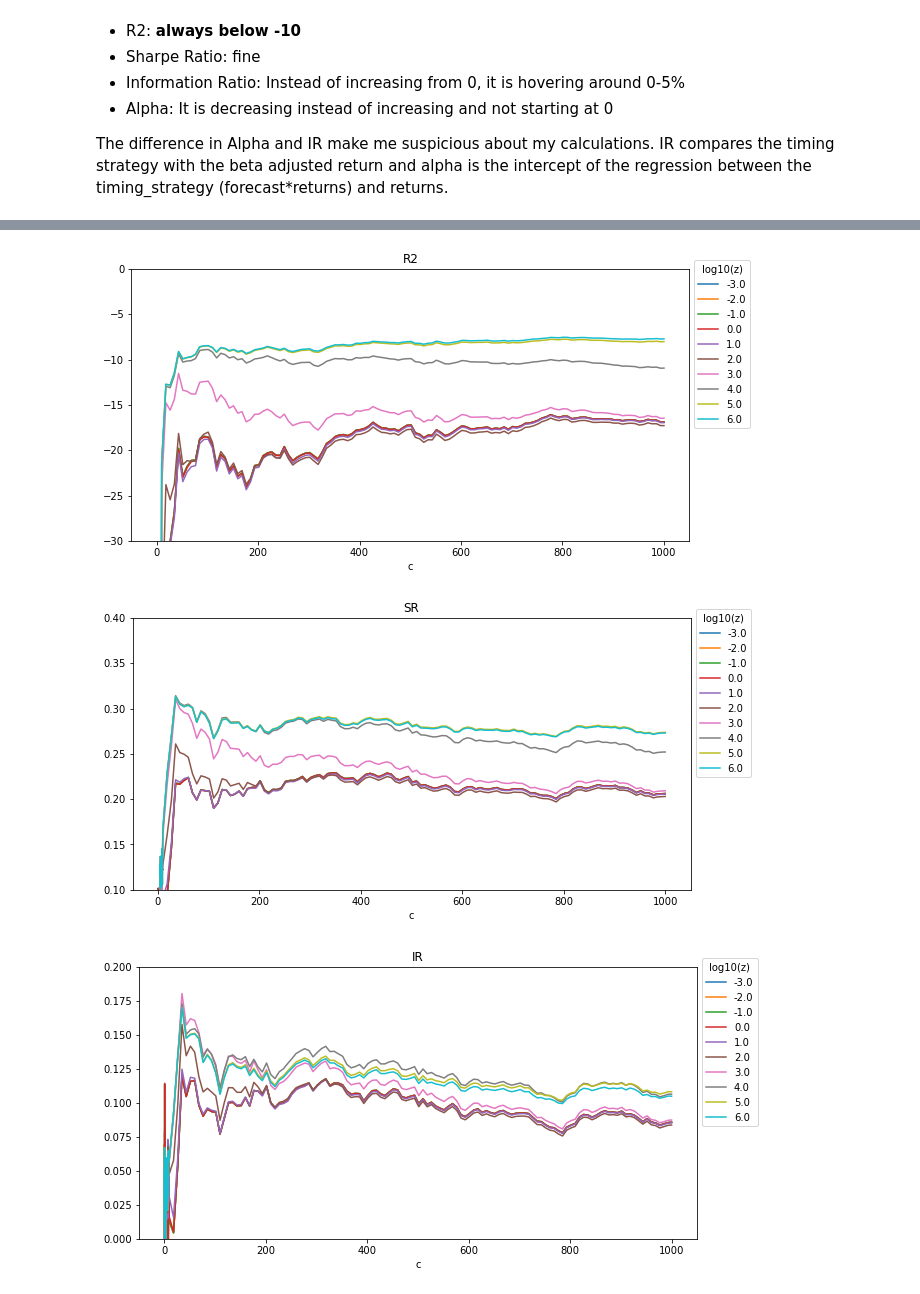
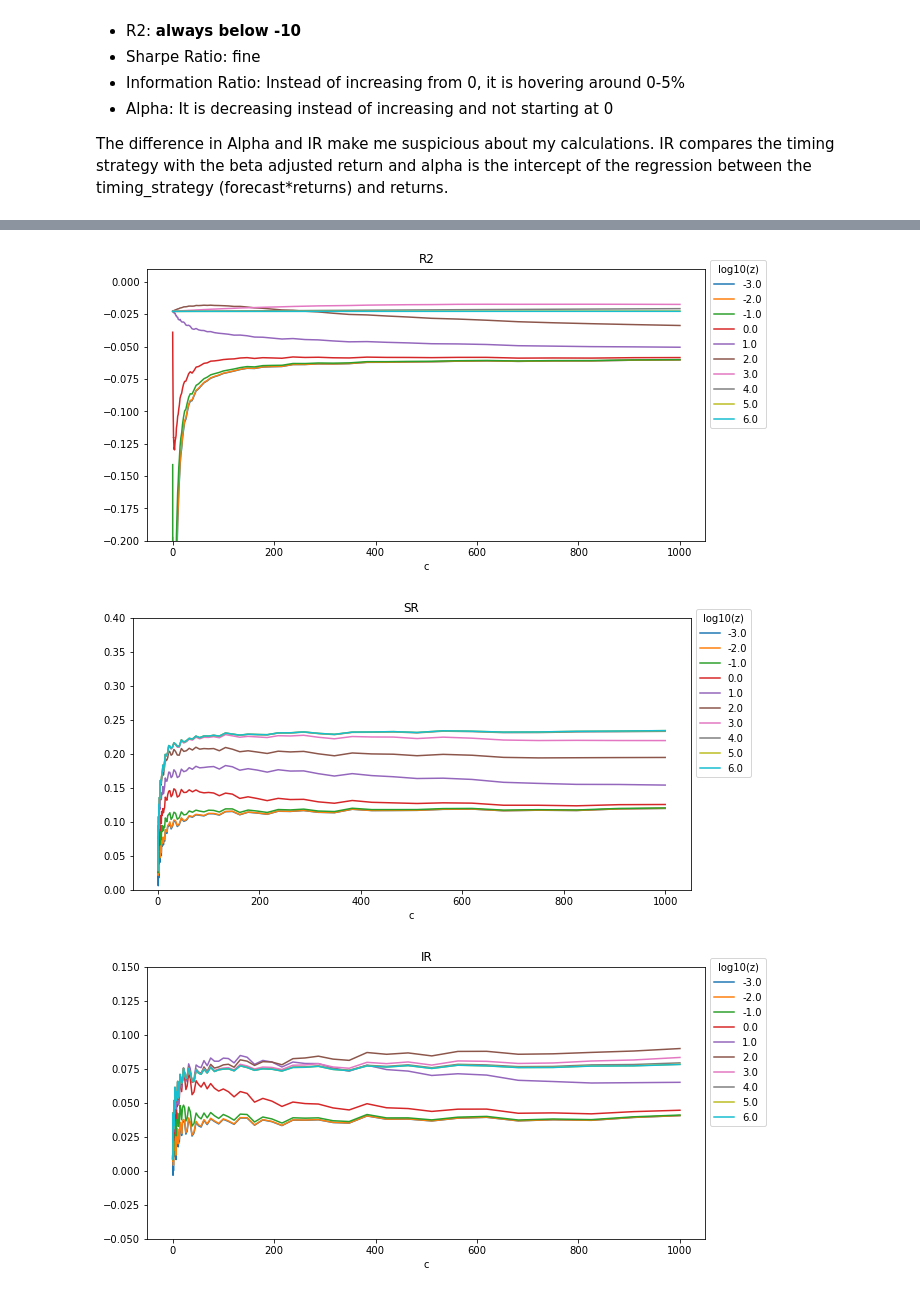
Before and after one commit to nkonts/replication-the-virtue-of-complexity-in-return-prediction, a Jupyter notebook: simulations.ipynb, the cells around one changed output, grey strips where cells are left out. Saved outputs shown, nothing was run; the diff lists cells and outputs as text; code cells hidden in the pictures.

Commit message:
Simulation 200 iter

```diff
--- a/simulations.ipynb
+++ b/simulations.ipynb
@@ -51,3 +16,7 @@ returns = returns[returns.index.isin(data.index)]
+# %%
+COLUMNS = dataset.COLUMNS
+nber = dataset.load_nber()
+data, returns = dataset.load_data()
 # %% [markdown]
 # Standarize data
 
@@ -59,7 +28,7 @@ returns = returns[returns.index.isin(data.index)]
 
 I did try a few different normalizations and the end results seems to be nearly the same.
 # %%
-for col in columns:
+for col in COLUMNS:
     data[col] = (data[col] - data[col].expanding(36).mean())/data[col].expanding(36).std()
 # Standarize return by the std of the last 12 values
 returns_std = returns.rolling(12).std().shift()
@@ -148,0 +63,20 @@ simulation_backtest.to_parquet((f"data/simulation_backtest_{last_p}.parquet"))
+# %%
+# 1885min, 12 virtual cores
+if "metrics.parquet"  in os.listdir("data"):
+    metrics = pd.read_parquet(f"data/metrics.parquet")
+else:
+    # Parallelize via joblib.Parallel
+    def simulation(data, returns, gamma, P, z, iteration):
+        c = P/T
+        rff_data = RFF(n=int(P/2), gamma=gamma).features(data, seed=iteration)
+        # 1-step ahead prediction
+        sim = Backtest(z=z, T=T).predict(X=rff_data, y=returns.shift(-1))
+        performance = sim.performance()
+        performance.update({"gamma": gamma, "P": P, "z": z, "c": c, "T": T, "iteration": iteration})
+        return performance
+    metrics = Parallel(n_jobs=-1)(delayed(simulation)(data, returns, gamma, P, z, iteration = seed) for gamma, P, z, seed in itertools.product(gammas, P_values, z_values, iterations))
+    metrics = pd.DataFrame(metrics)
+    metrics.to_parquet((f"data/metrics.parquet"))
+
+metrics_mean = metrics.groupby(["gamma", "P", "z", "c", "T"]).mean().reset_index().drop("iteration", axis=1)
+metrics_mean["log10(z)"] = np.log10(metrics_mean["z"])
@@ -238,5 +141,7 @@ result[result.c==1000]
 # %%
 # https://stackoverflow.com/a/34934631/3002299
+
+result = metrics_mean[metrics_mean["gamma"]==2]
 
 fig = plt.figure(figsize=(20, 40))
 outer = gridspec.GridSpec(1, 2, wspace=0.3, hspace=0.2)
@@ -294,20 +199,20 @@ plt.show()
 # %%
-result.set_index("c").groupby("log10(z)")["R2"].plot(ylim=(-30,0), figsize=(10,5), title="R2")
+result.set_index("c").groupby("log10(z)")["R2"].plot(ylim=(-0.2,0.01), figsize=(10,5), title="R2")
 plt.legend(loc="upper left", title="log10(z)", bbox_to_anchor=(1, 1.05))
 plt.show()
 
-result.set_index("c").groupby("log10(z)")["SR"].plot(ylim=(0.1, 0.4), figsize=(10,5), title="SR")
+result.set_index("c").groupby("log10(z)")["SR"].plot(ylim=(0.0, 0.4), figsize=(10,5), title="SR")
 plt.legend(loc="upper left", title="log10(z)", bbox_to_anchor=(1, 1.05))
 plt.show()
 
-result.set_index("c").groupby("log10(z)")["IR"].plot(ylim=(0,0.2), figsize=(10,5), title="IR")
+result.set_index("c").groupby("log10(z)")["IR"].plot(ylim=(-0.05,0.15), figsize=(10,5), title="IR")
 plt.legend(loc="upper left", title="log10(z)", bbox_to_anchor=(1, 1.05))
 plt.show()
 
-result.set_index("c").groupby("log10(z)")["Alpha"].plot(ylim=(-0.01,0.03), figsize=(10,5), title="Alpha")
+result.set_index("c").groupby("log10(z)")["Alpha"].plot(ylim=(-0.005,0.015), figsize=(10,5), title="Alpha")
 plt.legend(loc="upper left", title="log10(z)", bbox_to_anchor=(1, 1.05))
 plt.show()
 # %% [output]
-[figure, old version]
+[figure, new version]
-[figure, old version]
+[figure, new version]
-[figure, old version]
+[figure, new version]
```
Also changed, not shown: parts of 19 cells of this notebook, 6 other files.
